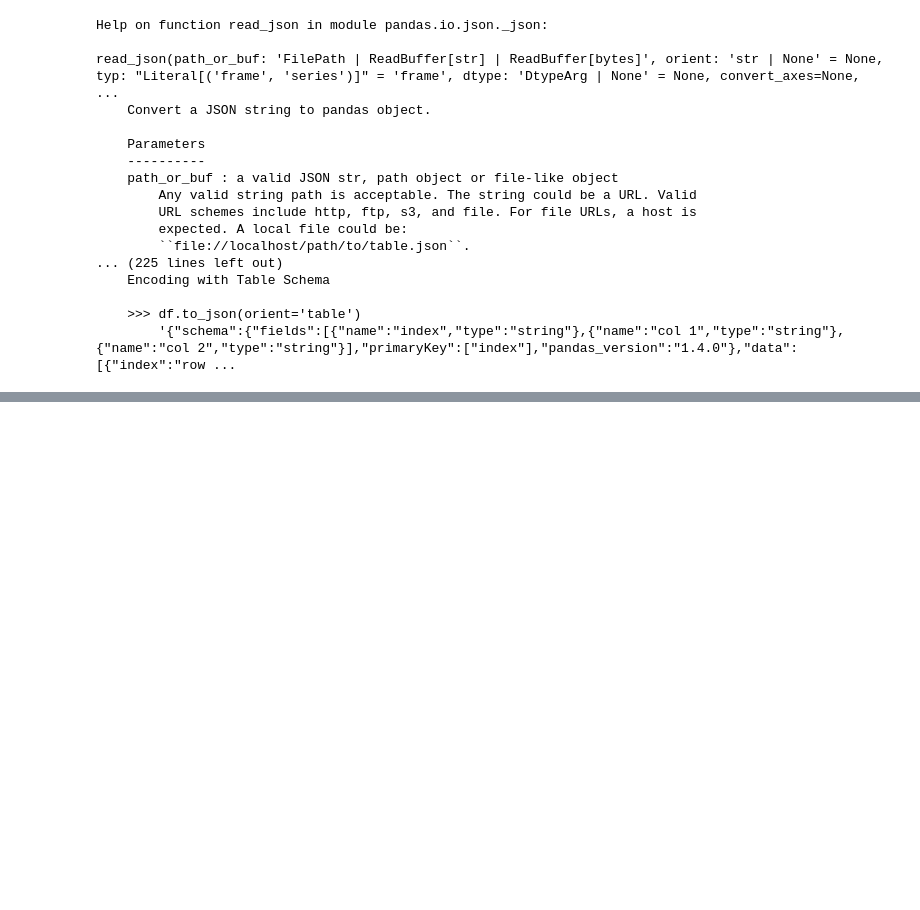
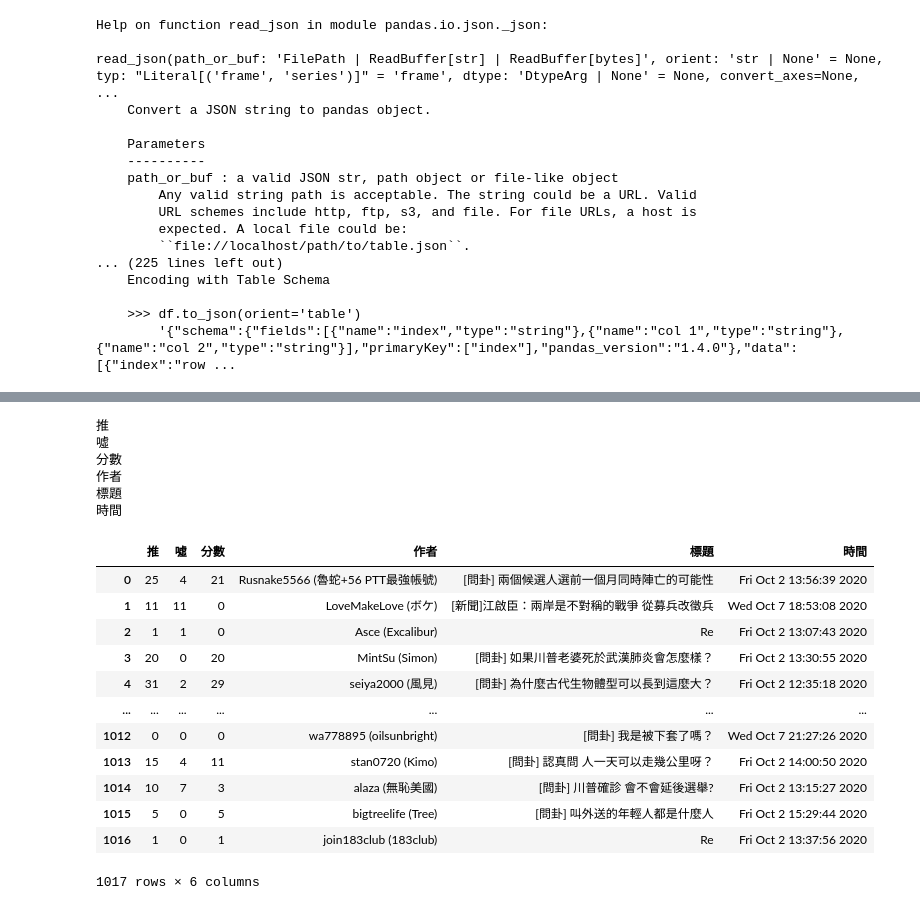
Before and after one commit to uuboyscy/cgi101, a Jupyter notebook: cgi101-datamining/03_datafram.ipynb, the cells around one changed output, grey strips where cells are left out. Drawn from its saved outputs; the diff is of its cells as text; code cells hidden in the pictures; blank space fills up the shorter version.

Commit message:
Update: pandas apply

```diff
--- a/cgi101-datamining/03_datafram.ipynb
+++ b/cgi101-datamining/03_datafram.ipynb
@@ -152,0 +171,4 @@ read_json(path_or_buf: 'FilePath | ReadBuffer[str] | ReadBuffer[bytes]', orient:
+# %%
+def filter_col(x):
+    output = x.split(": ")[1]
+    return output
@@ -152,0 +221,29 @@ read_json(path_or_buf: 'FilePath | ReadBuffer[str] | ReadBuffer[bytes]', orient:
+# %%
+for i in df:
+    print(i)
+# %% [output]
+推
+噓
+分數
+作者
+標題
+時間
+# %%
+for i in df:
+    df[i] = df[i].apply(filter_col)
+# %%
+df
+# %% [output]
+|  | 推 | 噓 | 分數 | 作者 | 標題 | 時間 |
+| 0 | 25 | 4 | 21 | Rusnake5566 (魯蛇+56 PTT最強帳號) | [問卦] 兩個候選人選前一個月同時陣亡的可能性 | Fri Oct 2 13:56:39 2020 |
+| 1 | 11 | 11 | 0 | LoveMakeLove (ボケ) | [新聞]江啟臣：兩岸是不對稱的戰爭 從募兵改徵兵 | Wed Oct 7 18:53:08 2020 |
+| 2 | 1 | 1 | 0 | Asce (Excalibur) | Re | Fri Oct 2 13:07:43 2020 |
+| 3 | 20 | 0 | 20 | MintSu (Simon) | [問卦] 如果川普老婆死於武漢肺炎會怎麼樣？ | Fri Oct 2 13:30:55 2020 |
+| 4 | 31 | 2 | 29 | seiya2000 (風見) | [問卦] 為什麼古代生物體型可以長到這麼大？ | Fri Oct 2 12:35:18 2020 |
+| ... | ... | ... | ... | ... | ... | ... |
+| 1012 | 0 | 0 | 0 | wa778895 (oilsunbright) | [問卦] 我是被下套了嗎？ | Wed Oct 7 21:27:26 2020 |
+| 1013 | 15 | 4 | 11 | stan0720 (Kimo) | [問卦] 認真問 人一天可以走幾公里呀？ | Fri Oct 2 14:00:50 2020 |
+| 1014 | 10 | 7 | 3 | alaza (無恥美國) | [問卦] 川普確診 會不會延後選舉? | Fri Oct 2 13:15:27 2020 |
+| 1015 | 5 | 0 | 5 | bigtreelife (Tree) | [問卦] 叫外送的年輕人都是什麼人 | Fri Oct 2 15:29:44 2020 |
+| 1016 | 1 | 0 | 1 | join183club (183club) | Re | Fri Oct 2 13:37:56 2020 |
+1017 rows × 6 columns
```
Also changed, not shown: parts of 18 cells of this notebook.
